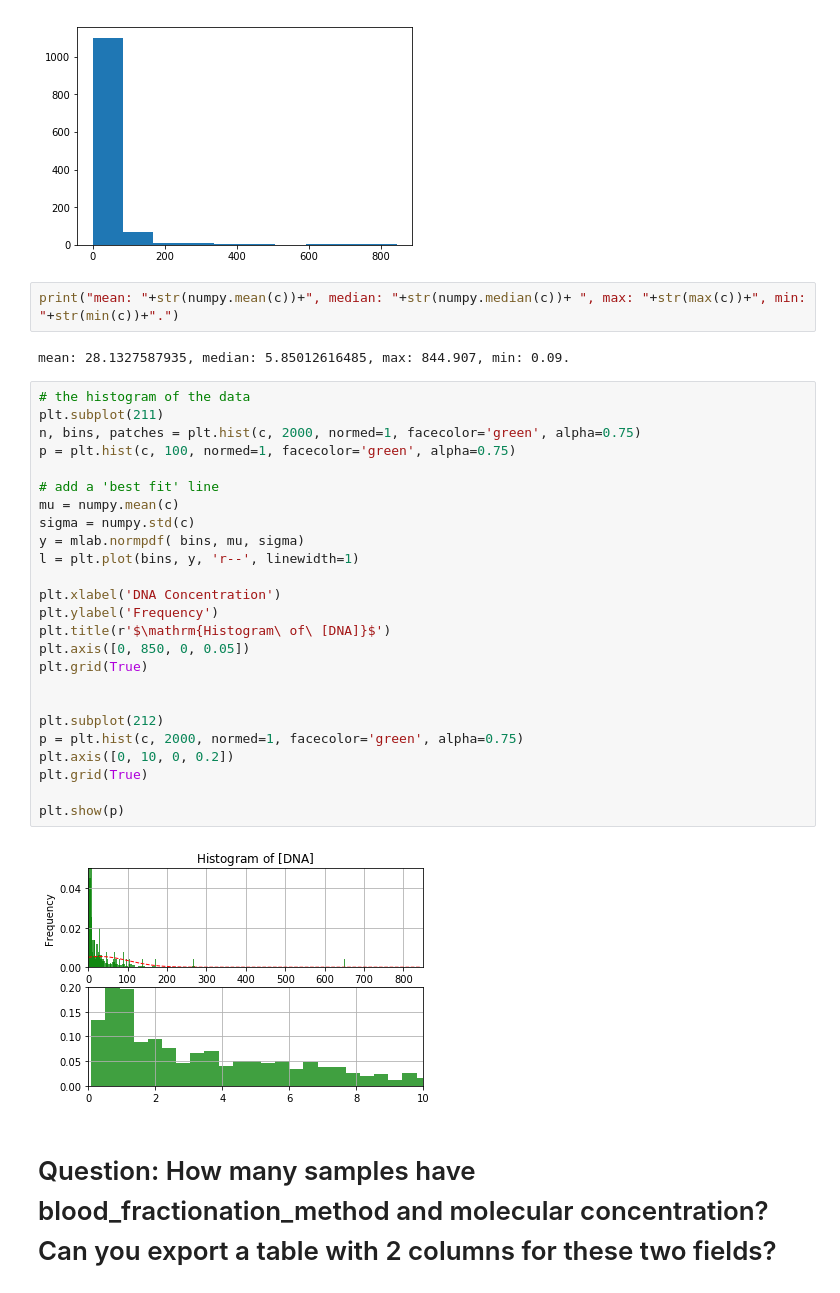
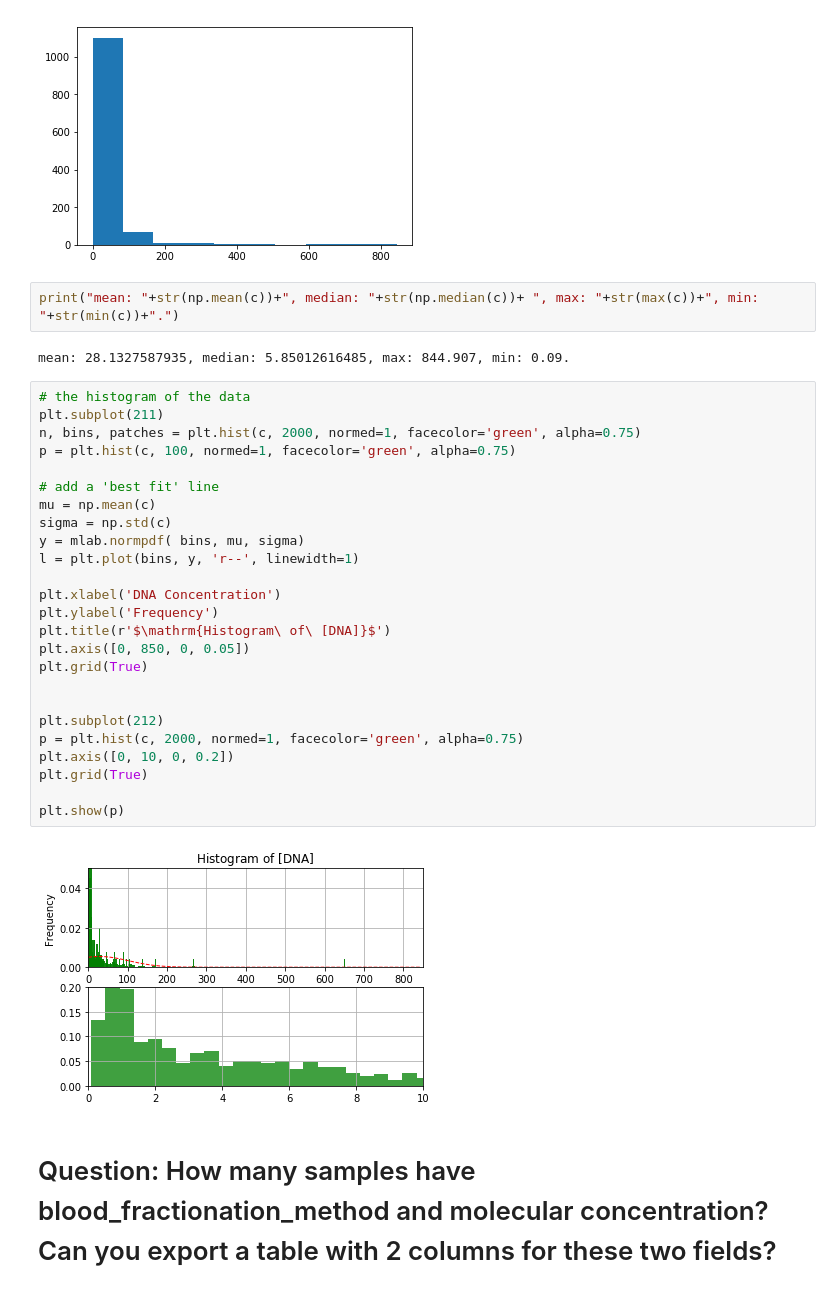
Before and after one commit to occ-data/bpa-functions, a Jupyter notebook: BPA_BloodFractionationMethod_demo_v1.ipynb, the cells around one changed output. Saved outputs shown, nothing was run; the diff lists cells and outputs as text.

```diff
--- a/BPA_BloodFractionationMethod_demo_v1.ipynb
+++ b/BPA_BloodFractionationMethod_demo_v1.ipynb
@@ -197,36 +197,36 @@ plt.show()
 # %% [output]
 [figure]
 # %%
-print("mean: "+str(numpy.mean(c))+", median: "+str(numpy.median(c))+ ", max: "+str(max(c))+", min: "+str(min(c))+".")
+print("mean: "+str(np.mean(c))+", median: "+str(np.median(c))+ ", max: "+str(max(c))+", min: "+str(min(c))+".")
 # %% [output]
 mean: 28.1327587935, median: 5.85012616485, max: 844.907, min: 0.09.
 # %%
 # the histogram of the data
 plt.subplot(211)
 n, bins, patches = plt.hist(c, 2000, normed=1, facecolor='green', alpha=0.75)
 p = plt.hist(c, 100, normed=1, facecolor='green', alpha=0.75)
 
 # add a 'best fit' line
-mu = numpy.mean(c)
-sigma = numpy.std(c)
+mu = np.mean(c)
+sigma = np.std(c)
 y = mlab.normpdf( bins, mu, sigma)
 l = plt.plot(bins, y, 'r--', linewidth=1)
 
 plt.xlabel('DNA Concentration')
 plt.ylabel('Frequency')
 plt.title(r'$\mathrm{Histogram\ of\ [DNA]}$')
 plt.axis([0, 850, 0, 0.05])
 plt.grid(True)
 
 
 plt.subplot(212)
 p = plt.hist(c, 2000, normed=1, facecolor='green', alpha=0.75)
 plt.axis([0, 10, 0, 0.2])
 plt.grid(True)
 
 plt.show(p)
 # %% [output]
-[figure, old version]
+[figure, new version]
 # %% [markdown]
 # Question: How many samples have blood_fractionation_method and molecular concentration?  Can you export a table with 2 columns for these two fields?
 # %%
```
Also changed, not shown: parts of 1 cell of this notebook.
